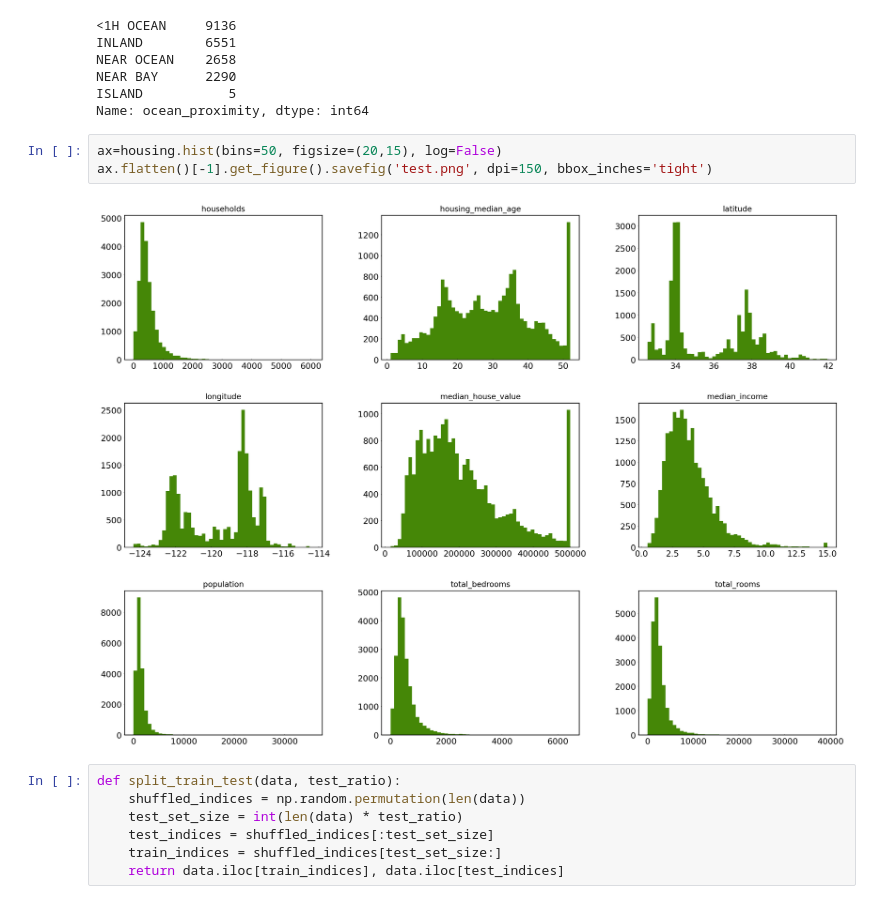
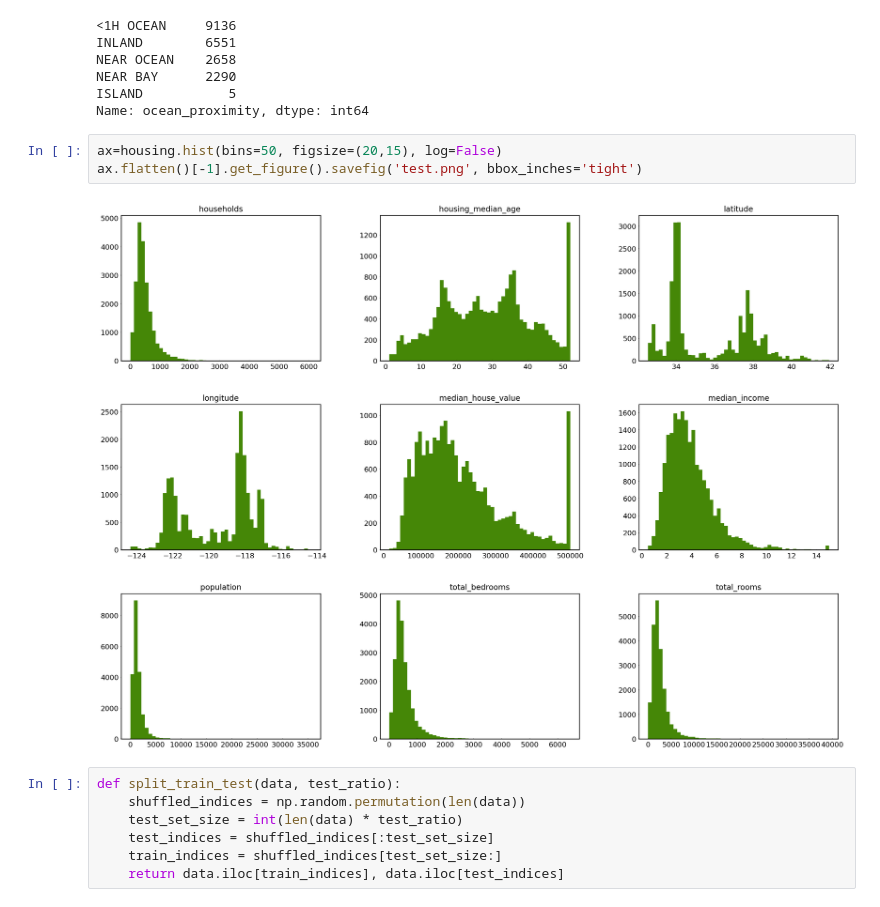
Before and after one commit to glukicov/ML_GPU, a Jupyter notebook: Housing.ipynb, the cells around one changed output. Saved outputs shown, nothing was run; the diff lists cells and outputs as text.

```diff
--- a/Housing.ipynb
+++ b/Housing.ipynb
@@ -86,9 +79,9 @@ ISLAND           5
 Name: ocean_proximity, dtype: int64
 # %%
 ax=housing.hist(bins=50, figsize=(20,15), log=False)
-ax.flatten()[-1].get_figure().savefig('test.png', dpi=150, bbox_inches='tight')
+ax.flatten()[-1].get_figure().savefig('test.png', bbox_inches='tight')
 # %% [output]
-[figure, old version]
+[figure, new version]
 # %%
 def split_train_test(data, test_ratio):
     shuffled_indices = np.random.permutation(len(data))
```
Also changed, not shown: parts of 10 cells of this notebook, 3 other files.
